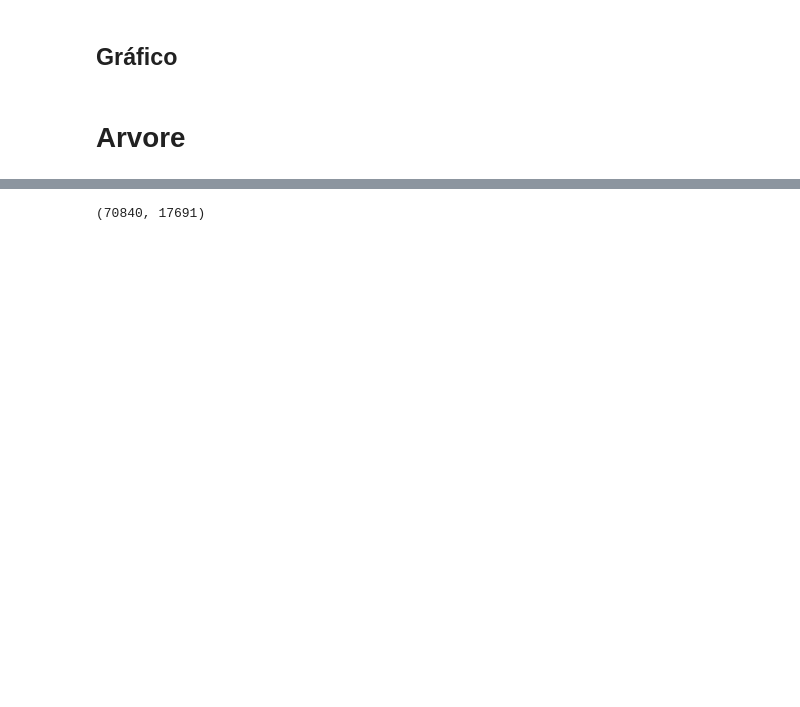
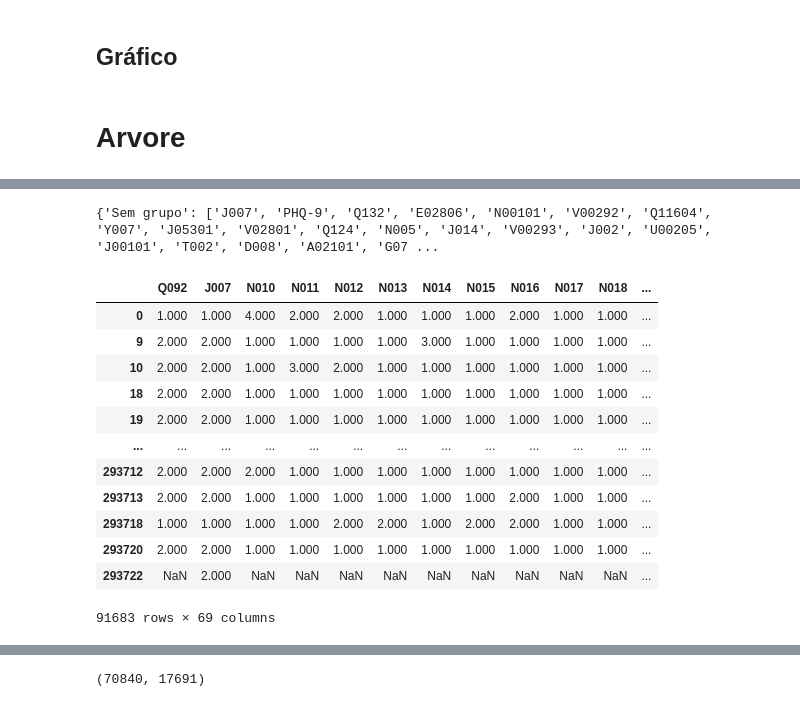
Before and after one commit to toni-cav/Analise_SIICUSP, a Jupyter notebook: exploratorio_depressao_e_sem_depressao.ipynb, the cells around one changed output, grey strips where cells are left out. Saved outputs shown, nothing was run; the diff lists cells and outputs as text; code cells hidden in the pictures; blank space fills up the shorter version.

```diff
--- a/exploratorio_depressao_e_sem_depressao.ipynb
+++ b/exploratorio_depressao_e_sem_depressao.ipynb
@@ -804,0 +752,50 @@ y = dados["Q092"].replace({2: 0})
+# %%
+# Mapear variável -> grupo
+variavel_para_grupo = {}
+for grupo, variaveis in grupos_originais.items():
+    for var in variaveis:
+        variavel_para_grupo[var] = grupo
+
+# Montar o dicionário só com as variáveis selecionadas, agrupadas
+melhores_por_grupo = {}
+for var in melhores_variaveis:
+    grupo = variavel_para_grupo.get(var, "Sem grupo")
+    melhores_por_grupo.setdefault(grupo, []).append(var)
+
+print(melhores_por_grupo)
+# %% [output]
+{'Sem grupo': ['J007', 'PHQ-9', 'Q132', 'E02806', 'N00101', 'V00292', 'Q11604', 'Y007', 'J05301', 'V02801', 'Q124', 'N005', 'J014', 'V00293', 'J002', 'U00205', 'J00101', 'T002', 'D008', 'A02101', 'G07 ...
+# %%
+grupos_especiais = {
+    'Sem grupo': ['Q092', 'J007', "N010", "N011", "N012","N013", "N014", "N015","N016", "N017", "N018", 'Q132', 'E02806', 'N00101', 'V00292', 'Q11604', 'Y007', 'J05301', 'V02801', 'Q124', 'N005', 'J014', 'V00293', 'J002', 'U00205', 'J00101', 'T002', 'D008', 'A02101', 'G071', 'VDDATA', 'V02802', 'N004', 'P00623', 'B002', 'E032', 'G048', 'C018', 'F008011', 'O00201', 'J03602', 'T001', 'G081', 'G033', 'M00203', 'U02501', 'F007011', 'V0015', 'J01101', 'Y006', 'M001', 'G082'],
+    'Saúde geral e comorbidades': ['Q11006', 'Q06306', 'Q084', 'Q060', 'Q074', 'Q00201', 'Q079'],
+    'Demográficas e territoriais': ['C006'],
+    'Violência psicológica': ['V00204', 'V00202', 'V00201'],
+    'Violência sexual': ['V02702'],
+    'Violência física': ['V01405', 'V01404', 'V01403'],
+    'Socioeconômicas e trabalho': ['VDE002'],
+    'Essenciais': ['V0025A']
+    }
+
+variavel = []
+
+for lista in grupos_especiais.values():
+    for item in lista:
+        variavel.append(item)
+
+df = base_adultos[variavel]
+display(df)
+# %% [output]
+|  | Q092 | J007 | N010 | N011 | N012 | N013 | N014 | N015 | N016 | N017 | N018 | ... |
+| 0 | 1.000 | 1.000 | 4.000 | 2.000 | 2.000 | 1.000 | 1.000 | 1.000 | 2.000 | 1.000 | 1.000 | ... |
+| 9 | 2.000 | 2.000 | 1.000 | 1.000 | 1.000 | 1.000 | 3.000 | 1.000 | 1.000 | 1.000 | 1.000 | ... |
+| 10 | 2.000 | 2.000 | 1.000 | 3.000 | 2.000 | 1.000 | 1.000 | 1.000 | 1.000 | 1.000 | 1.000 | ... |
+| 18 | 2.000 | 2.000 | 1.000 | 1.000 | 1.000 | 1.000 | 1.000 | 1.000 | 1.000 | 1.000 | 1.000 | ... |
+| 19 | 2.000 | 2.000 | 1.000 | 1.000 | 1.000 | 1.000 | 1.000 | 1.000 | 1.000 | 1.000 | 1.000 | ... |
+| ... | ... | ... | ... | ... | ... | ... | ... | ... | ... | ... | ... | ... |
+| 293712 | 2.000 | 2.000 | 2.000 | 1.000 | 1.000 | 1.000 | 1.000 | 1.000 | 1.000 | 1.000 | 1.000 | ... |
+| 293713 | 2.000 | 2.000 | 1.000 | 1.000 | 1.000 | 1.000 | 1.000 | 1.000 | 2.000 | 1.000 | 1.000 | ... |
+| 293718 | 1.000 | 1.000 | 1.000 | 1.000 | 2.000 | 2.000 | 1.000 | 2.000 | 2.000 | 1.000 | 1.000 | ... |
+| 293720 | 2.000 | 2.000 | 1.000 | 1.000 | 1.000 | 1.000 | 1.000 | 1.000 | 1.000 | 1.000 | 1.000 | ... |
+| 293722 | NaN | 2.000 | NaN | NaN | NaN | NaN | NaN | NaN | NaN | NaN | NaN | ... |
+91683 rows × 69 columns
```
Also changed, not shown: parts of 35 cells of this notebook.
